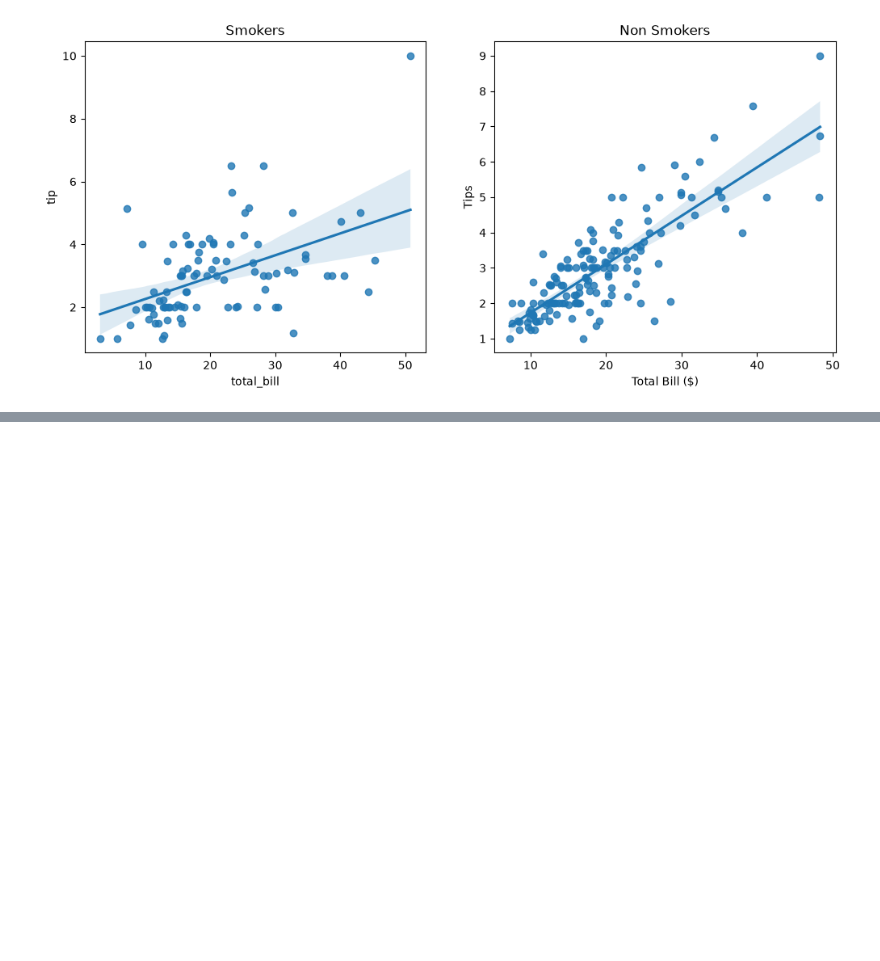
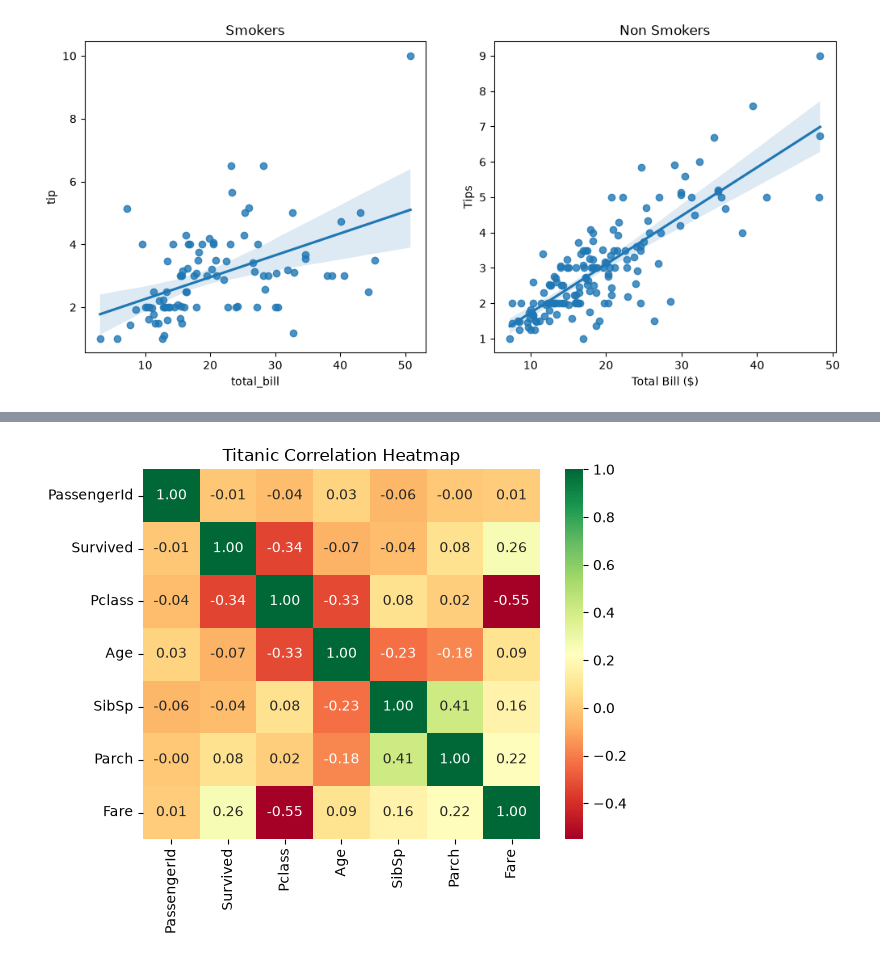
Before and after one commit to akshara1217/da-ml-journey, a Jupyter notebook: _seaborn_tips.ipynb, the cells around one changed output, grey strips where cells are left out. Cells and saved outputs as stored; diff of their text form; code cells hidden in the pictures; blank space fills up the shorter version.

```diff
--- a/_seaborn_tips.ipynb
+++ b/_seaborn_tips.ipynb
@@ -66,0 +93,10 @@ plt.show()
+# %%
+df=pd.read_csv('https://raw.githubusercontent.com/datasciencedojo/datasets/master/titanic.csv')
+df=df.drop(columns=['Cabin'])
+df['Age']=df['Age'].fillna(df['Age'].mean())
+df['Embarked']=df['Embarked'].fillna(df['Embarked'].mode()[0])
+sns.heatmap(df.corr(numeric_only=True),annot=True,fmt='.2f',cmap='RdYlGn')
+plt.title('Titanic Correlation Heatmap')
+plt.show()
+# %% [output]
+[figure, added]
```
Also changed, not shown: parts of 3 cells of this notebook, 1 other file.
